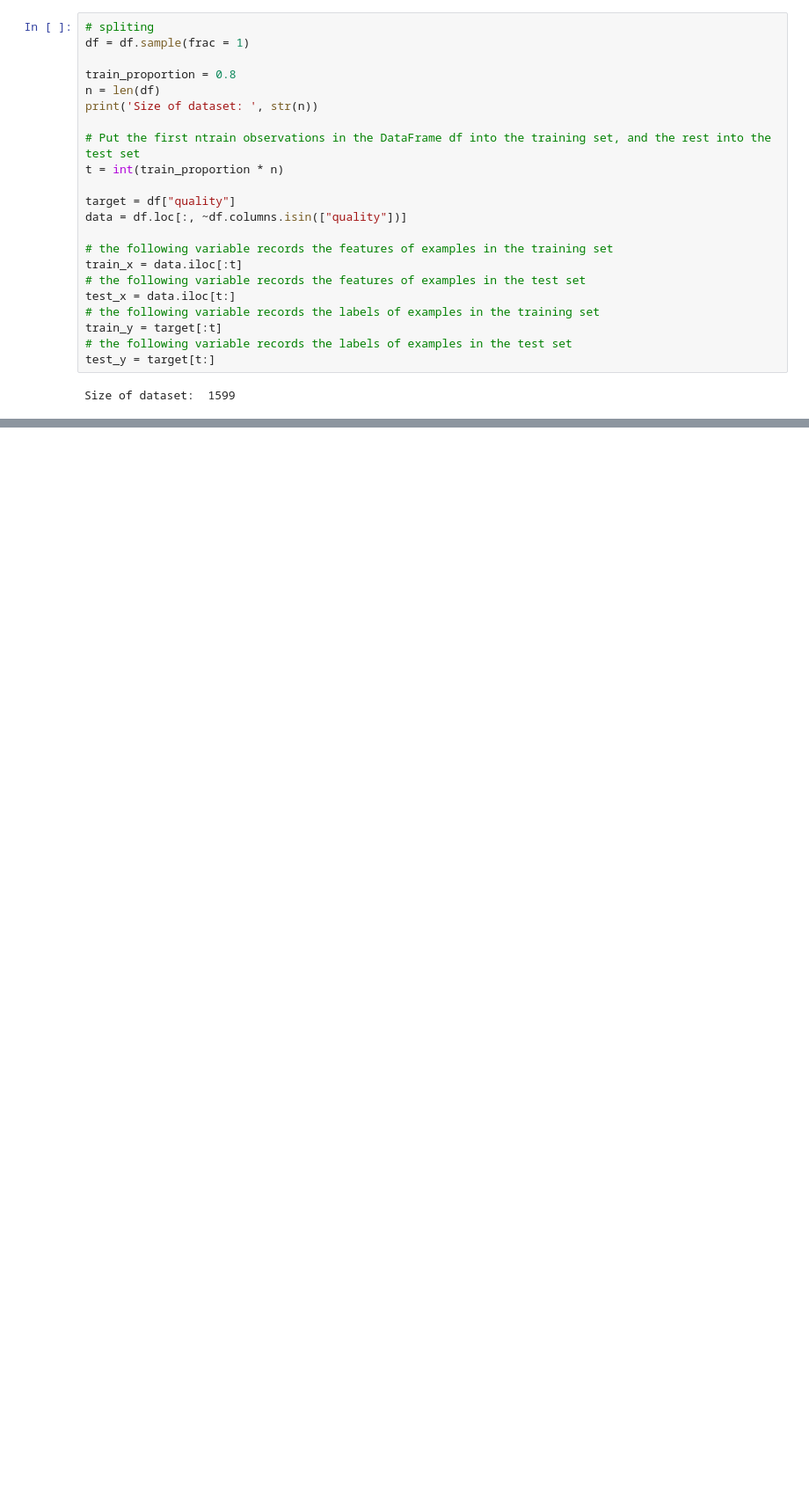
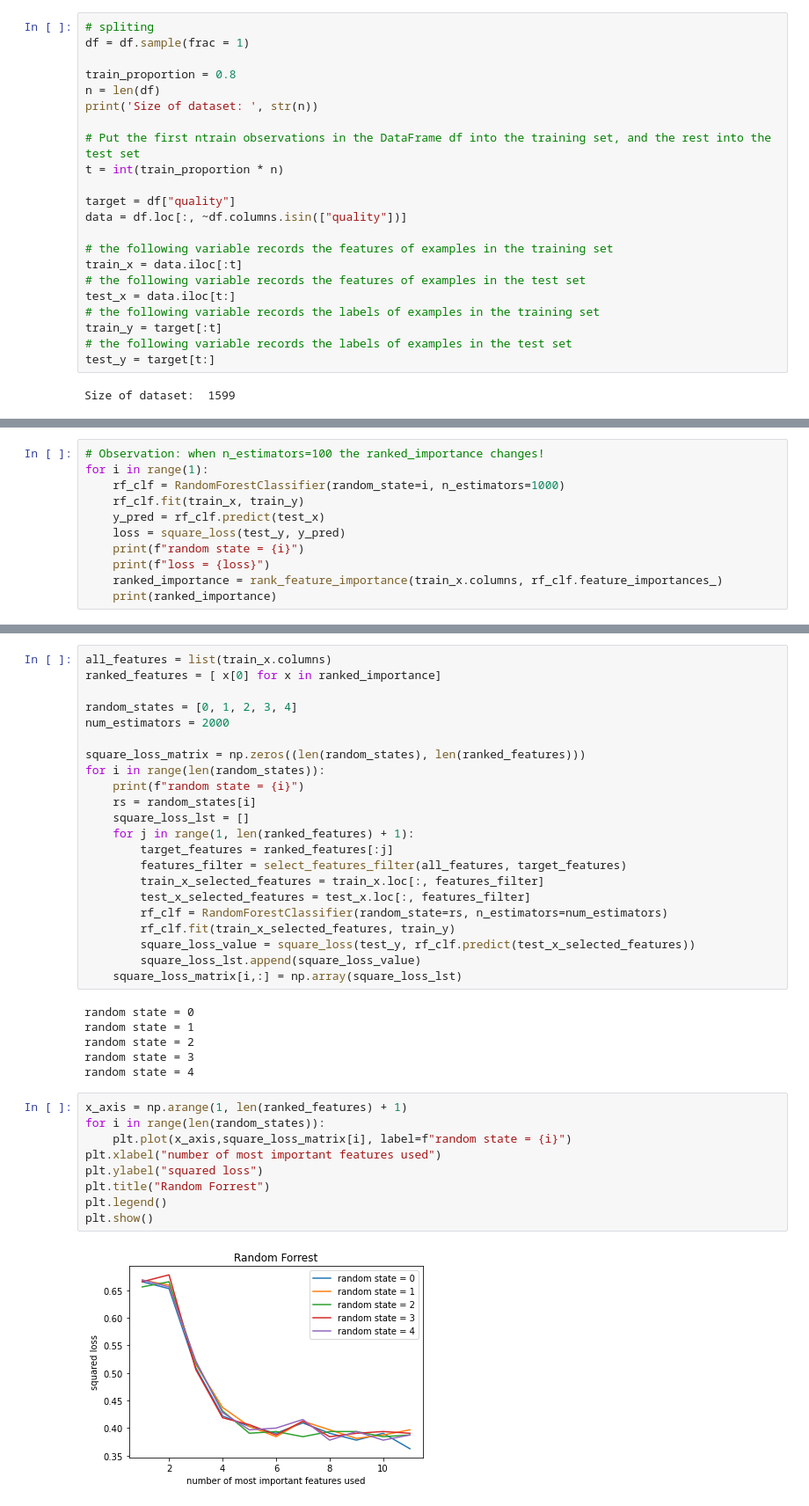
Before and after one commit to win13676/ORIE5741-Project, a Jupyter notebook: Wine_EDA.ipynb, the cells around one changed output, grey strips where cells are left out. Shown: that part at 88% size. Saved outputs shown, nothing was run; the diff lists cells and outputs as text; blank space fills up the shorter version.

```diff
--- a/Wine_EDA.ipynb
+++ b/Wine_EDA.ipynb
@@ -78,0 +109,11 @@ Size of dataset:  1599
+# %%
+# Observation: when n_estimators=100 the ranked_importance changes!
+for i in range(1):
+    rf_clf = RandomForestClassifier(random_state=i, n_estimators=1000)
+    rf_clf.fit(train_x, train_y)
+    y_pred = rf_clf.predict(test_x)
+    loss = square_loss(test_y, y_pred)
+    print(f"random state = {i}")
+    print(f"loss = {loss}")
+    ranked_importance = rank_feature_importance(train_x.columns, rf_clf.feature_importances_)
+    print(ranked_importance)
@@ -78,0 +124,39 @@ Size of dataset:  1599
+# %%
+all_features = list(train_x.columns)
+ranked_features = [ x[0] for x in ranked_importance]
+
+random_states = [0, 1, 2, 3, 4]
+num_estimators = 2000
+
+square_loss_matrix = np.zeros((len(random_states), len(ranked_features)))
+for i in range(len(random_states)):
+    print(f"random state = {i}")
+    rs = random_states[i]
+    square_loss_lst = []
+    for j in range(1, len(ranked_features) + 1):
+        target_features = ranked_features[:j]
+        features_filter = select_features_filter(all_features, target_features)
+        train_x_selected_features = train_x.loc[:, features_filter]
+        test_x_selected_features = test_x.loc[:, features_filter]
+        rf_clf = RandomForestClassifier(random_state=rs, n_estimators=num_estimators)
+        rf_clf.fit(train_x_selected_features, train_y)
+        square_loss_value = square_loss(test_y, rf_clf.predict(test_x_selected_features))
+        square_loss_lst.append(square_loss_value)
+    square_loss_matrix[i,:] = np.array(square_loss_lst)
+# %% [output]
+random state = 0
+random state = 1
+random state = 2
+random state = 3
+random state = 4
+# %%
+x_axis = np.arange(1, len(ranked_features) + 1)
+for i in range(len(random_states)):
+    plt.plot(x_axis,square_loss_matrix[i], label=f"random state = {i}")
+plt.xlabel("number of most important features used")
+plt.ylabel("squared loss")
+plt.title("Random Forrest")
+plt.legend()
+plt.show()
+# %% [output]
+[figure, added]
```
Also changed, not shown: parts of 14 cells of this notebook.
